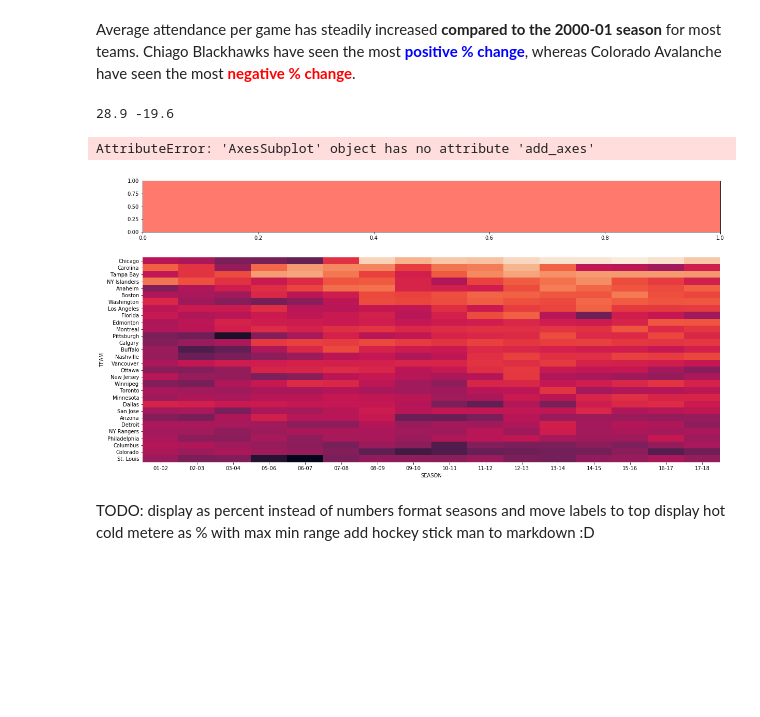
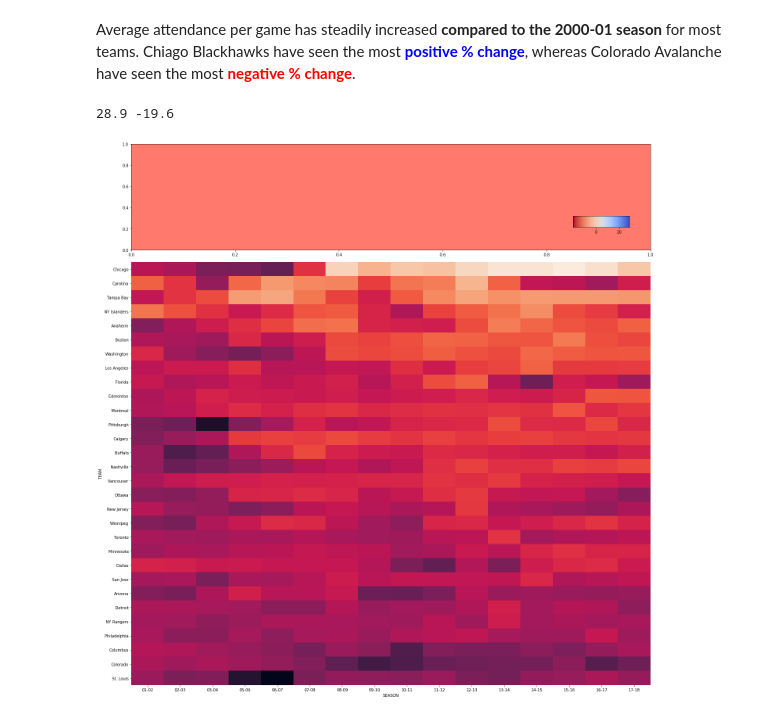
Before and after one commit to richhildebrand/makeover-monday-python, a Jupyter notebook: notebooks/2019 Week1 NHL Attendance/@idatadrew.ipynb, the cells around one changed output. Drawn from its saved outputs; the diff is of its cells as text; code cells hidden in the pictures; blank space fills up the shorter version.

Commit message:
now have floating colorbar

```diff
--- a/notebooks/2019 Week1 NHL Attendance/@idatadrew.ipynb
+++ b/notebooks/2019 Week1 NHL Attendance/@idatadrew.ipynb
@@ -137,29 +137,27 @@ ax.xaxis.tick_top()
 # %% [markdown]
 Average attendance per game has steadily increased **compared to the 2000-01 season** for most teams. Chiago Blackhawks have seen the most <font color=blue>**positive % change**</font>, whereas Colorado Avalanche have seen the most <font color=red>**negative % change**</font>.
 # %%
-fig, (header_ax, heatmap_ax) = plt.subplots(nrows=2, figsize=(20,10),  gridspec_kw={"height_ratios":[0.25, 1]})
+print(max_change, min_change)
+
+fig, (header_ax, heatmap_ax) = plt.subplots(nrows=2, figsize=(20,20), gridspec_kw={"height_ratios":[0.25, 1]})
 sns.heatmap(piviot_table, ax=heatmap_ax, cbar=False)
 
-cax.annotate('Average attendance per game has', xy=(1, 1), xytext=(1, 1))
-print(max_change, min_change)
+heatmap_ax.set_facecolor('xkcd:blue')
 
 header_ax.set_facecolor('xkcd:salmon')
-cax = header_ax.add_axes([0.27, 0.8, 0.5, 0.05])
+
+
+colorbar_ax = fig.add_axes([0.85, .802, 0.1, 0.1]) # right, up, right, up
+colorbar_im = colorbar_ax.imshow(piviot_table, cmap="coolwarm_r", aspect=0.20)
+fig.colorbar(colorbar_im, cax=colorbar_ax, orientation='horizontal')
+
+#colorbar_ax.set_facecolor('xkcd:blue')
 
 #axins = inset_axes(header_ax, width=1, height=1, loc='upper right')
 #im = header_ax.imshow([[0, 0], [1, 1]], cmap="coolwarm_r")
 #fig.colorbar(im, cax=axins, orientation="horizontal")
-
+plt.tight_layout()
 plt.show()
 # %% [output]
 28.9 -19.6
-AttributeError: 'AxesSubplot' object has no attribute 'add_axes'
-[figure, old version]
+[figure, new version]
-# %% [markdown]
-
-
-TODO:
-    display as percent instead of numbers
-    format seasons and move labels to top
-    display hot cold metere as % with max min range
-    add hockey stick man to markdown :D
```
Also changed, not shown: parts of 2 cells of this notebook.
